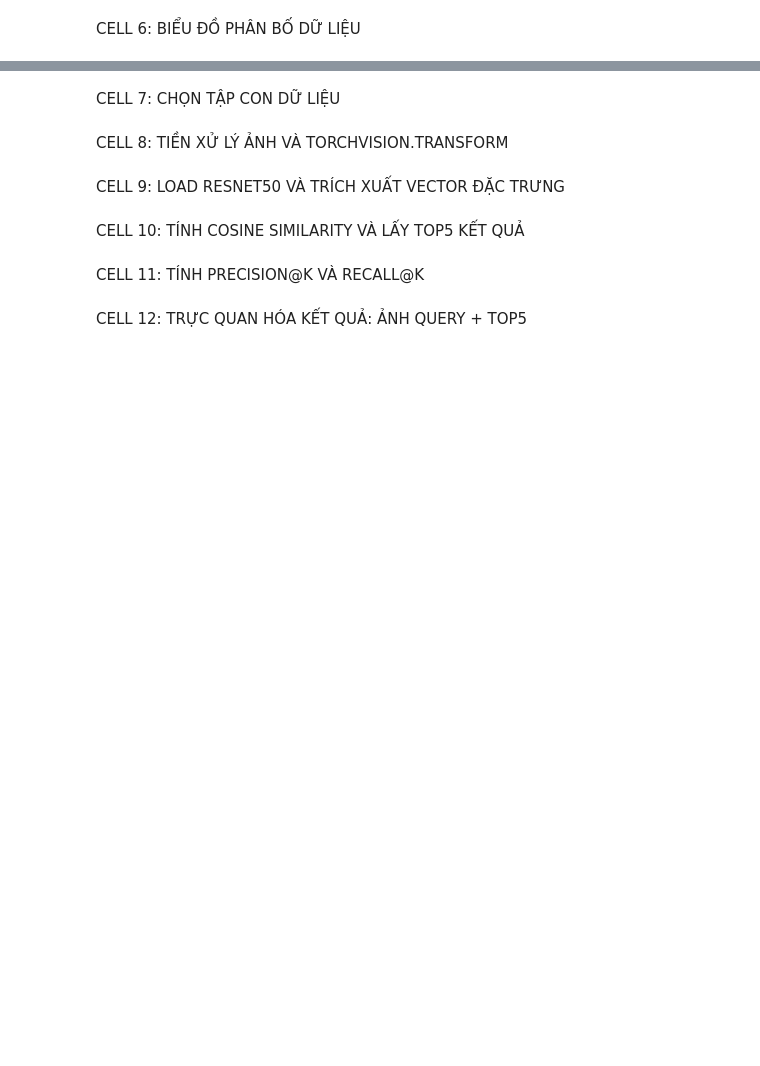
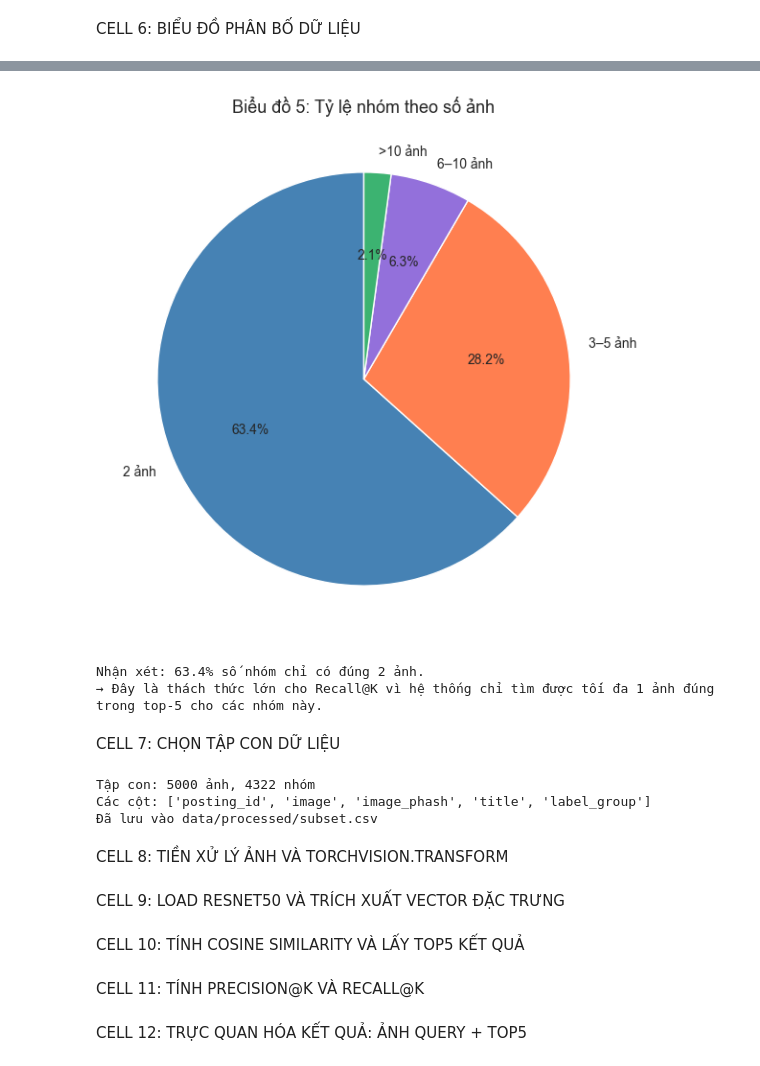
Before and after one commit to MaGiaVy/DoAnPython, a Jupyter notebook: project/notebooks/BTCT_Tuan2_33.ipynb, the cells around one changed output, grey strips where cells are left out. Drawn from its saved outputs; the diff is of its cells as text; code cells hidden in the pictures; blank space fills up the shorter version.

```diff
--- a/project/notebooks/BTCT_Tuan2_33.ipynb
+++ b/project/notebooks/BTCT_Tuan2_33.ipynb
@@ -89,5 +202,72 @@ CELL 6: BIỂU ĐỒ PHÂN BỐ DỮ LIỆU
+# %%
+# ── BIỂU ĐỒ 5: Pie chart – tỷ lệ nhóm theo số ảnh ────────────────────
+# Pie chart cho thấy % từng loại nhóm ngay lập tức, dễ đọc nhất
+
+# Phân loại các nhóm theo số ảnh
+# bins=[1,2,5,10,999] tức là:
+#   (1,2] = đúng 2 ảnh
+#   (2,5] = 3 đến 5 ảnh
+#   (5,10] = 6 đến 10 ảnh
+#   (10,999] = hơn 10 ảnh
+phan_loai = pd.cut(
+    so_anh_moi_nhom,
+    bins=[1, 2, 5, 10, 999],
+    labels=['2 ảnh', '3–5 ảnh', '6–10 ảnh', '>10 ảnh']
+)
+ty_le = phan_loai.value_counts()
+
+plt.figure(figsize=(7, 7))
+plt.pie(
+    ty_le.values,
+    labels=ty_le.index,
+    autopct='%1.1f%%',   # hiển thị % trên từng miếng
+    colors=['steelblue', 'coral', 'mediumpurple', 'mediumseagreen'],
+    startangle=90
+)
+plt.title('Biểu đồ 5: Tỷ lệ nhóm theo số ảnh', fontsize=13)
+plt.savefig(f'{RESULTS}bieu_do_5_piechart.png', dpi=150, bbox_inches='tight')
+plt.show()
+
+nhom_2_anh = ty_le.get('2 ảnh', 0)
+phan_tram_2_anh = nhom_2_anh / so_anh_moi_nhom.shape[0] * 100
+print(f'Nhận xét: {phan_tram_2_anh:.1f}% số nhóm chỉ có đúng 2 ảnh.')
+print('→ Đây là thách thức lớn cho Recall@K vì hệ thống chỉ tìm được tối đa 1 ảnh đúng trong top-5 cho các nhóm này.')
+# %% [output]
+[figure, added]
+Nhận xét: 63.4% số nhóm chỉ có đúng 2 ảnh.
+→ Đây là thách thức lớn cho Recall@K vì hệ thống chỉ tìm được tối đa 1 ảnh đúng trong top-5 cho các nhóm này.
 # %% [markdown]
 CELL 7: CHỌN TẬP CON DỮ LIỆU
+# %%
+so_anh_moi_nhom = df['label_group'].value_counts()
+
+# Bước 1: Chỉ giữ nhóm có từ 2 ảnh trở lên
+nhom_hop_le = so_anh_moi_nhom[so_anh_moi_nhom >= 2].index
+df_loc = df[df['label_group'].isin(nhom_hop_le)].copy()
+
+# Bước 2: Lấy tối đa 3 ảnh mỗi nhóm
+# Dùng vòng lặp thay vì groupby().apply() để tránh lỗi pandas 2.0+
+danh_sach = []
+for nhom, du_lieu_nhom in df_loc.groupby('label_group'):
+    danh_sach.append(du_lieu_nhom.sample(min(len(du_lieu_nhom), 3), random_state=42))
+
+df_subset = pd.concat(danh_sach, ignore_index=True)
+
+# Bước 3: Giới hạn tổng số ảnh
+SUBSET_SIZE = 5000
+df_subset = df_subset.sample(
+    min(SUBSET_SIZE, len(df_subset)),
+    random_state=42
+).reset_index(drop=True)
+
+print(f'Tập con: {len(df_subset)} ảnh, {df_subset["label_group"].nunique()} nhóm')
+print(f'Các cột: {list(df_subset.columns)}')
+df_subset.to_csv(f'{PROCESSED}subset.csv', index=False)
+print('Đã lưu vào data/processed/subset.csv')
+# %% [output]
+Tập con: 5000 ảnh, 4322 nhóm
+Các cột: ['posting_id', 'image', 'image_phash', 'title', 'label_group']
+Đã lưu vào data/processed/subset.csv
 # %% [markdown]
 CELL 8: TIỀN XỬ LÝ ẢNH VÀ TORCHVISION.TRANSFORM
 # %% [markdown]
```
Also changed, not shown: parts of 8 cells of this notebook, 5 other files.
